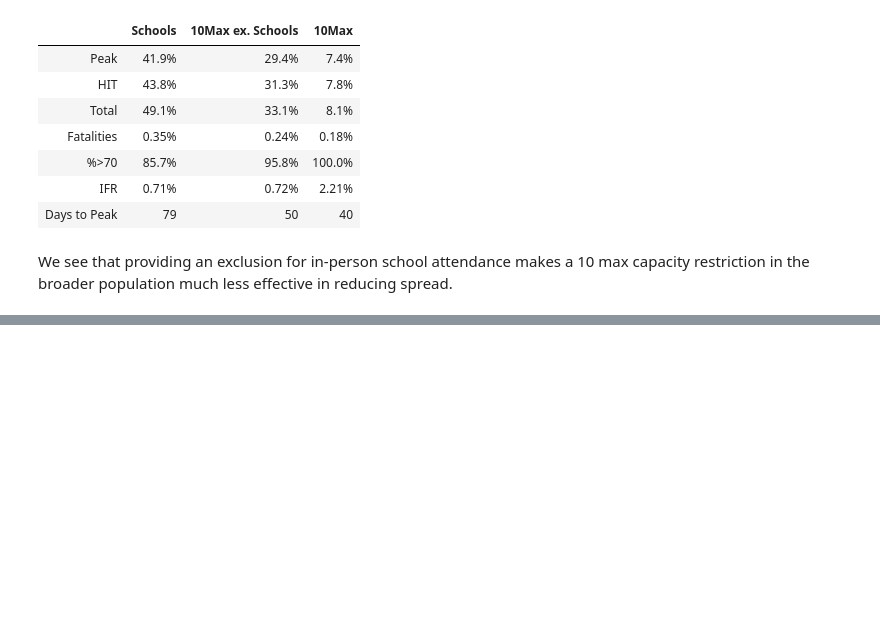
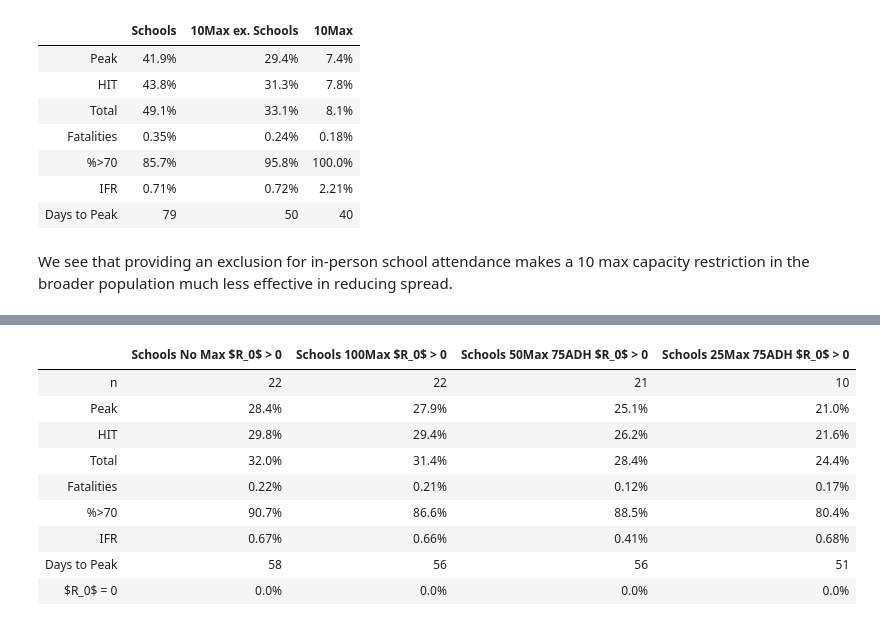
Before and after one commit to rjskene/rknotdocs, a Jupyter notebook: docs/load.ipynb, the cells around one changed output, grey strips where cells are left out. Saved outputs shown, nothing was run; the diff lists cells and outputs as text; code cells hidden in the pictures; blank space fills up the shorter version.

Commit message:
updates to load notebook

```diff
--- a/docs/load.ipynb
+++ b/docs/load.ipynb
@@ -2200,0 +2421,55 @@ We see that providing an exclusion for in-person school attendance makes a 10 ma
+# %%
+from IPython.core.display import display, HTML
+import numpy as np
+from rknot.notebook import curve_table
+
+from rknot.helpers import ShelfHelp
+
+file = 'tests/data/load_school_restrict_lg_75_adh_restrict_schools_100Max'
+key = 'load_school_restrict_lg_75_adh_restrict_schools_100Max_iters_RESULTS'
+args = []
+with ShelfHelp(file, key, no_input=True, load=True) as sh:
+    n1, sim_tmr, c1, nsecs1, res1 = sh.values(*args)
+
+file = 'tests/data/load_school_restrict_lg_75_adh_restrict_schools_50Max_75_adh'
+key = 'load_school_restrict_lg_75_adh_restrict_schools_50Max_75_adh_iters_RESULTS'
+with ShelfHelp(file, key, no_input=True, load=True) as sh:
+    n2, sim_tmr, c2, nsecs2, res2 = sh.values(*args)
+
+file = 'tests/data/load_school_restrict_lg_75_adh_restrict_schools_25Max_75_adh'
+key = 'load_school_restrict_lg_75_adh_restrict_schools_25Max_75_adh_iters_RESULTS'
+with ShelfHelp(file, key, no_input=True, load=True) as sh:
+    n3, sim_tmr, c3, nsecs3, res3 = sh.values(*args)
+
+file = 'tests/data/load_school_restrict_lg_75_adh'
+key = 'load_school_restrict_lg_75_adh_iters_RESULTS'
+with ShelfHelp(file, key, no_input=True, load=True) as sh:
+    n4, sim_tmr, c4, nsecs4, res4 = sh.values(*[])
+
+rs = [res4, res1, res2, res3]
+means = [find_means(r) for r in rs]
+means_seconly = [find_means_seconly(rs[i], means[i]) for i in range(len(rs))]
+
+args = [arg for arg in means_seconly]
+sizes = [
+    find_seconly(res4).shape[0], find_seconly(res1).shape[0], find_seconly(res2).shape[0],
+    find_seconly(res3).shape[0]
+]
+
+headers = [
+    'Schools<br>No Max', 'Schools<br>100Max', 'Schools<br>50Max<br>75ADH', 'Schools<br>25Max<br>75ADH',
+]
+headers = [h + r'<br>$R_0$ > 0' for h in headers]
+
+display(HTML(curve_table(headers, args, sizes)))
+# %% [output]
+|  | Schools No Max $R_0$ > 0 | Schools 100Max $R_0$ > 0 | Schools 50Max 75ADH $R_0$ > 0 | Schools 25Max 75ADH $R_0$ > 0 |
+| n | 22 | 22 | 21 | 10 |
+| Peak | 28.4% | 27.9% | 25.1% | 21.0% |
+| HIT | 29.8% | 29.4% | 26.2% | 21.6% |
+| Total | 32.0% | 31.4% | 28.4% | 24.4% |
+| Fatalities | 0.22% | 0.21% | 0.12% | 0.17% |
+| %>70 | 90.7% | 86.6% | 88.5% | 80.4% |
+| IFR | 0.67% | 0.66% | 0.41% | 0.68% |
+| Days to Peak | 58 | 56 | 56 | 51 |
+| $R_0$ = 0 | 0.0% | 0.0% | 0.0% | 0.0% |
```
Also changed, not shown: parts of 28 cells of this notebook, 11 other files.
